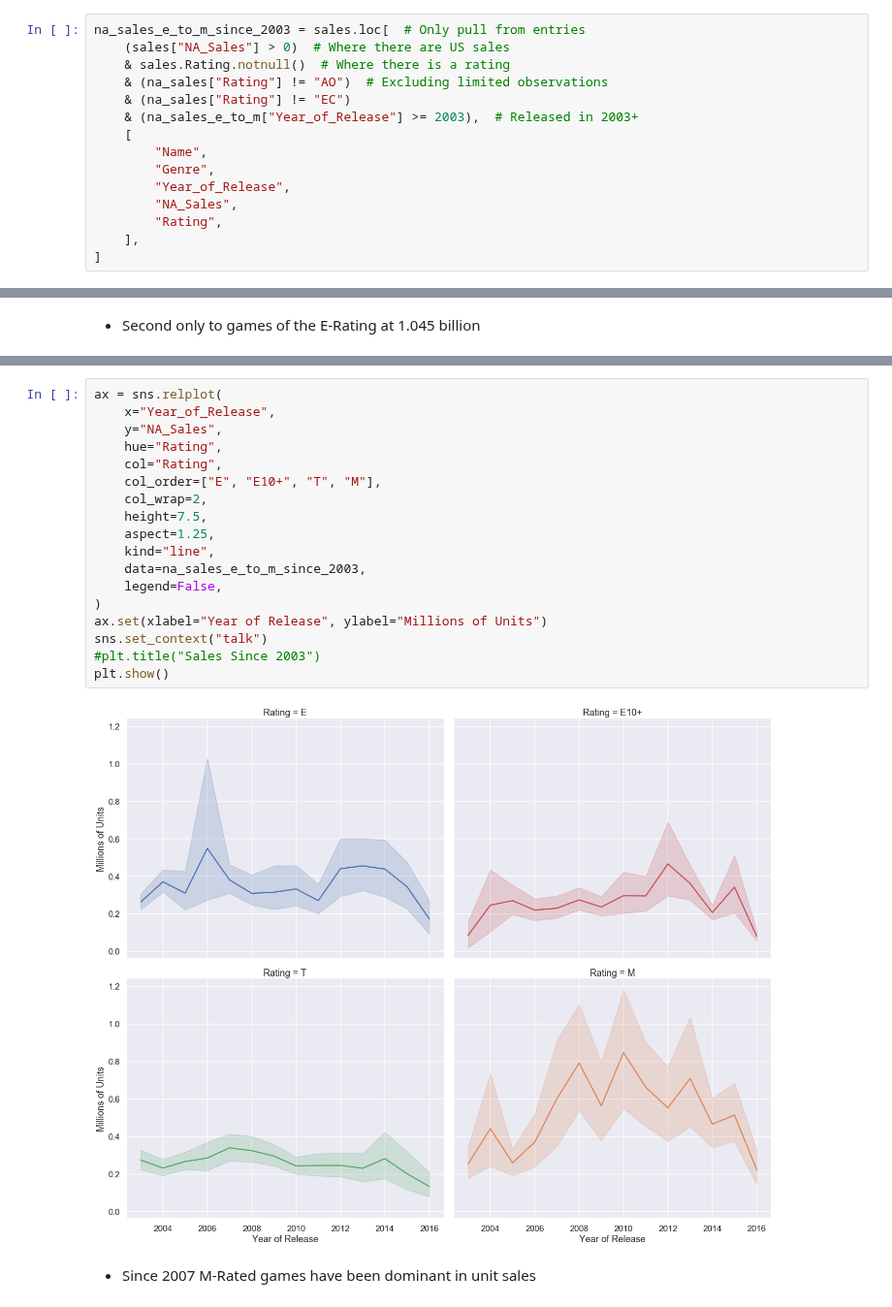
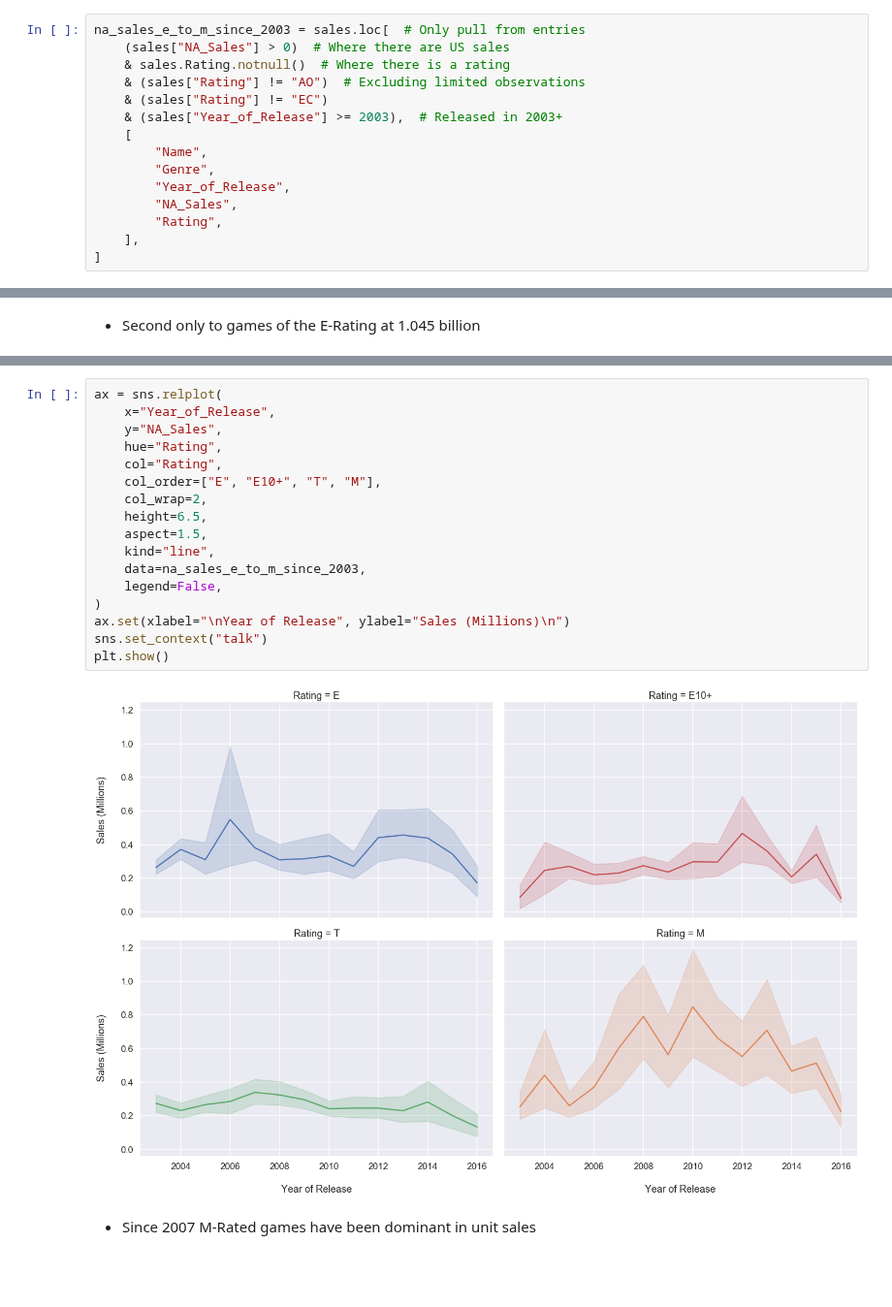
Before and after one commit to rjstange/Video-Game-Sales-by-ESRB-Rating, a Jupyter notebook: Video Game Sales By Maturity Rating - Slides.ipynb, the cells around one changed output, grey strips where cells are left out. Shown at 97% size. Cells and saved outputs as stored; diff of their text form; blank space fills up the shorter version.

Commit message:
Final revisions for the weekend: Beautifying graphs, adding tukey figures back in as a subslide for reference.

```diff
--- a/Video Game Sales By Maturity Rating - Slides.ipynb
+++ b/Video Game Sales By Maturity Rating - Slides.ipynb
@@ -41,9 +41,9 @@ sales = pd.read_csv(
 na_sales_e_to_m_since_2003 = sales.loc[  # Only pull from entries
     (sales["NA_Sales"] > 0)  # Where there are US sales
     & sales.Rating.notnull()  # Where there is a rating
-    & (na_sales["Rating"] != "AO")  # Excluding limited observations
-    & (na_sales["Rating"] != "EC")
-    & (na_sales_e_to_m["Year_of_Release"] >= 2003),  # Released in 2003+
+    & (sales["Rating"] != "AO")  # Excluding limited observations
+    & (sales["Rating"] != "EC")
+    & (sales["Year_of_Release"] >= 2003),  # Released in 2003+
     [
         "Name",
         "Genre",
@@ -115,23 +117,22 @@ Name: NA_Sales, dtype: float64
 # %%
 ax = sns.relplot(
     x="Year_of_Release",
     y="NA_Sales",
     hue="Rating",
     col="Rating",
     col_order=["E", "E10+", "T", "M"],
     col_wrap=2,
-    height=7.5,
-    aspect=1.25,
+    height=6.5,
+    aspect=1.5,
     kind="line",
     data=na_sales_e_to_m_since_2003,
     legend=False,
 )
-ax.set(xlabel="Year of Release", ylabel="Millions of Units")
+ax.set(xlabel="\nYear of Release", ylabel="Sales (Millions)\n")
 sns.set_context("talk")
-#plt.title("Sales Since 2003")
 plt.show()
 # %% [output]
-[figure, old version]
+[figure, new version]
 # %% [markdown]
 - Since 2007 M-Rated games have been dominant in unit sales
 # %% [markdown]
```
Also changed, not shown: parts of 6 cells of this notebook.
